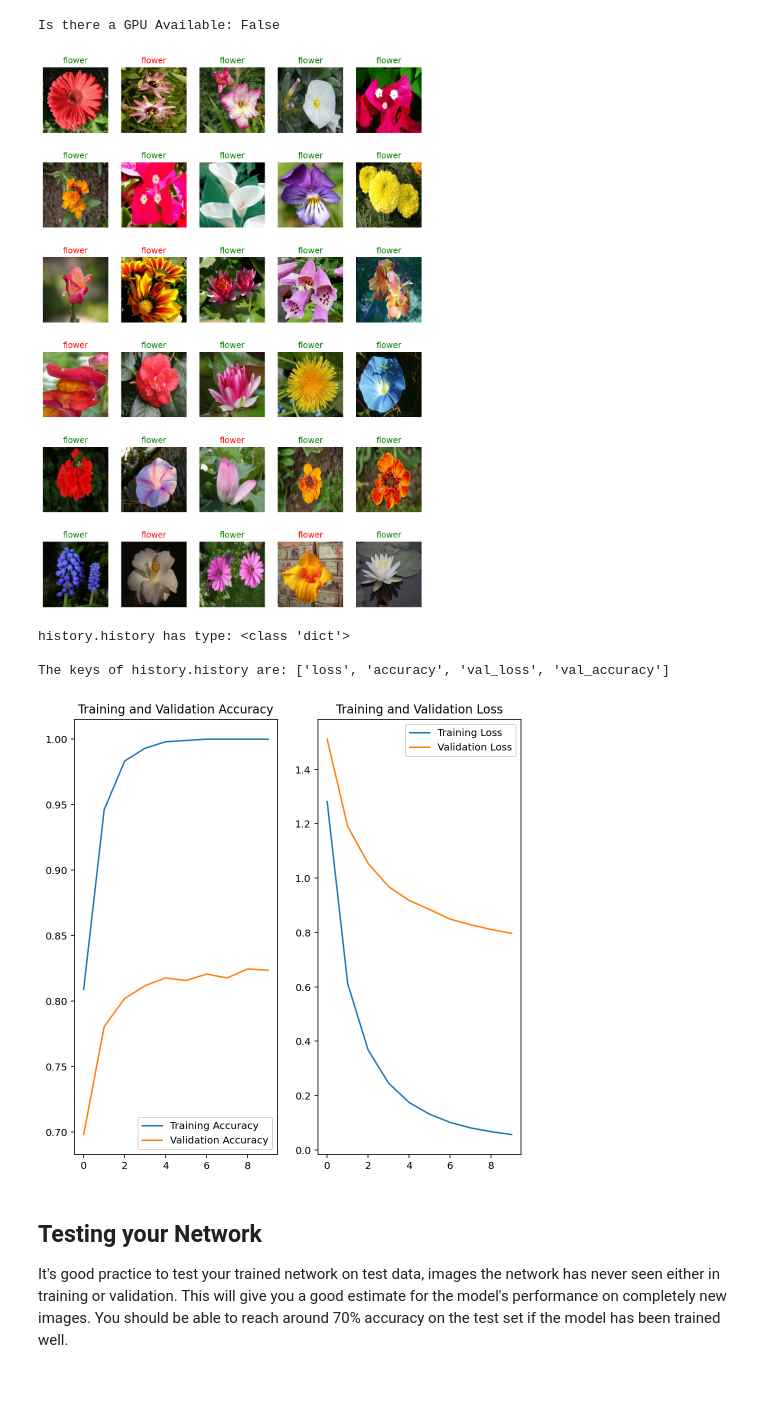
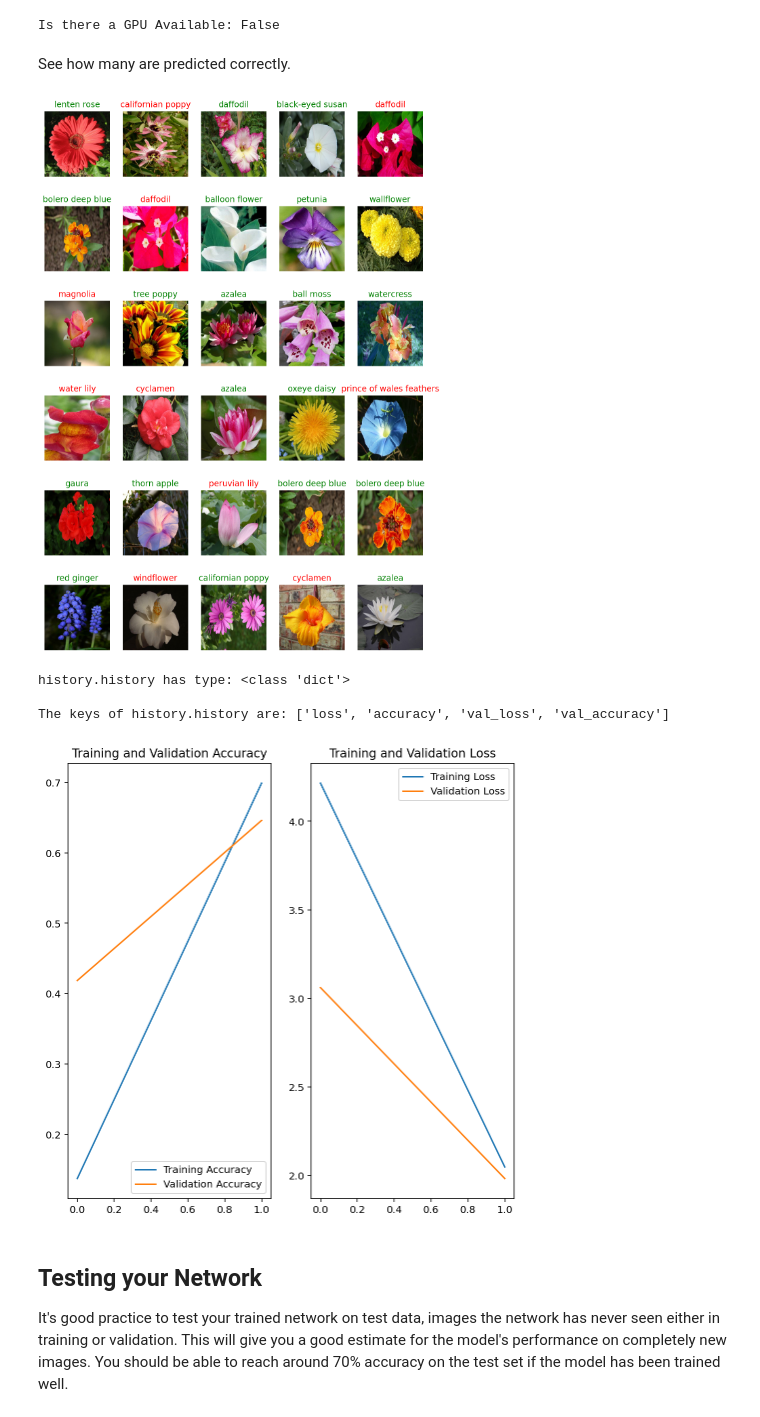
Before and after one commit to mbshbn/ML-using-TensorFlow-and-Keras, a Jupyter notebook: projects/p2_image_classifier/Project_Image_Classifier_Project.ipynb, the cells around one changed output. Saved outputs shown, nothing was run; the diff lists cells and outputs as text; code cells hidden in the pictures; blank space fills up the shorter version.

```diff
--- a/projects/p2_image_classifier/Project_Image_Classifier_Project.ipynb
+++ b/projects/p2_image_classifier/Project_Image_Classifier_Project.ipynb
@@ -277,7 +319,7 @@ model.compile(optimizer='adam',
               loss='sparse_categorical_crossentropy',
               metrics=['accuracy'])
 
-EPOCHS = 10
+EPOCHS = 3
 
 # Stop training when there is no improvement in the validation loss for 10 consecutive epochs
 early_stopping = tf.keras.callbacks.EarlyStopping(monitor='val_loss', patience=10)
@@ -287,8 +329,9 @@ save_best = tf.keras.callbacks.ModelCheckpoint('./best_model.h5',
                                                monitor='val_loss',
                                                save_best_only=True)
 
+#training_batches, validation_batches
 history = model.fit(training_batches,
-                    epochs = 100,
+                    epochs = EPOCHS,
                     validation_data=validation_batches,
                     callbacks=[early_stopping, save_best])
 # %% [output]
@@ -316,23 +345,24 @@ Epoch 10/10
 print('Is there a GPU Available:', tf.test.is_gpu_available())
 # %% [output]
 Is there a GPU Available: False
+# %% [markdown]
+See how many are predicted correctly.
 # %%
 for image_batch, label_batch in testing_batches.take(1):
     ps = model.predict(image_batch)
     images = image_batch.numpy().squeeze()
     labels = label_batch.numpy()
 
 plt.figure(figsize=(10,15))
 
 for n in range(30):
     plt.subplot(6,5,n+1)
     plt.imshow(images[n], cmap = plt.cm.binary)
     color = 'green' if np.argmax(ps[n]) == labels[n] else 'red'
-    #plt.title(class_names[np.argmax(ps[n])], color=color)
-    plt.title('flower', color=color)
+    plt.title(class_names[str(np.argmax(ps[n]))], color=color)
     plt.axis('off')
 # %% [output]
-[figure, old version]
+[figure, new version]
 # %%
 # TODO: Plot the loss and accuracy values achieved during training for the training and validation set.
 # Check that history.history is a dictionary
@@ -367,7 +397,7 @@ plt.legend(loc='upper right')
 plt.title('Training and Validation Loss')
 plt.show()
 # %% [output]
-[figure, old version]
+[figure, new version]
 # %% [markdown]
 ## Testing your Network
 
```
Also changed, not shown: parts of 22 cells of this notebook, 2 other files.
